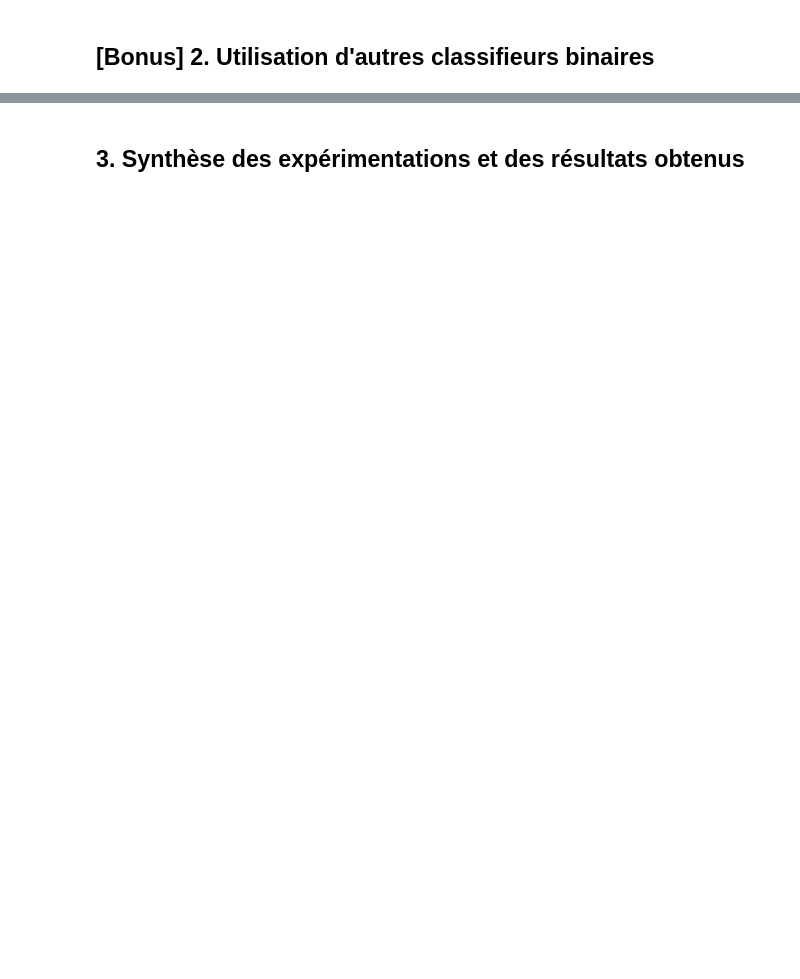
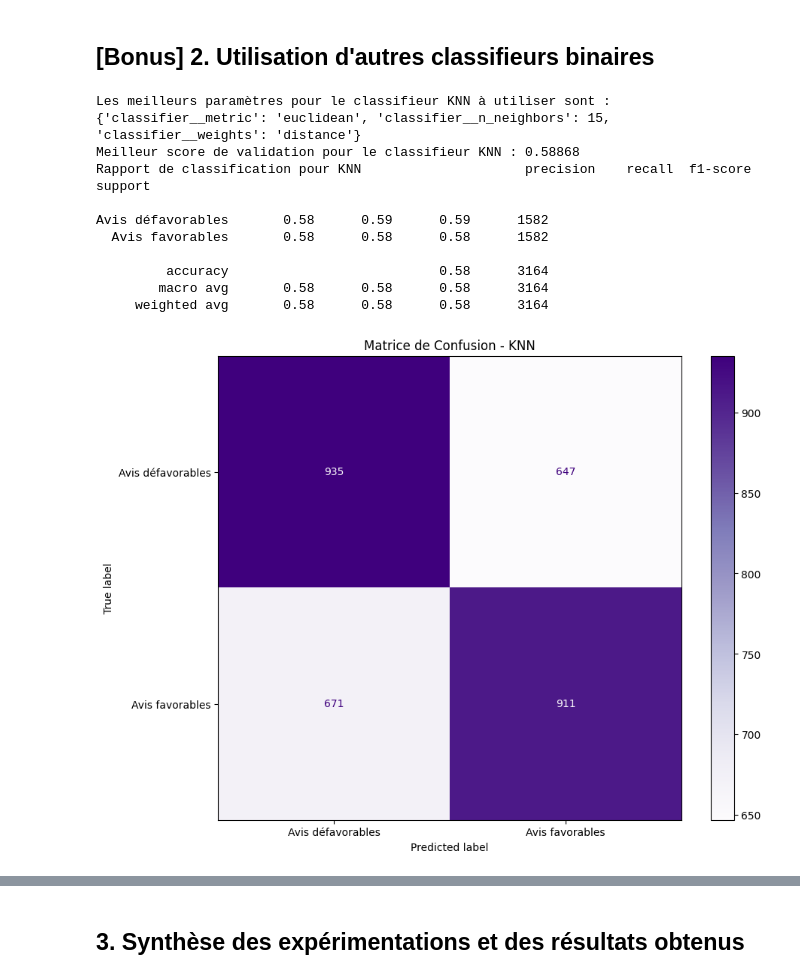
Before and after one commit to Rikvalix/NLP_customers_reviews, a Jupyter notebook: notebook-2_classification-binaire.ipynb, the cells around one changed output, grey strips where cells are left out. Drawn from its saved outputs; the diff is of its cells as text; code cells hidden in the pictures; blank space fills up the shorter version.

```diff
--- a/notebook-2_classification-binaire.ipynb
+++ b/notebook-2_classification-binaire.ipynb
@@ -75,2 +115,53 @@ Processeur : passthrough
 # %% [markdown]
 ## [Bonus] 2. Utilisation d'autres classifieurs binaires
+# %%
+# --- Utilisation du classifieur KNN ---
+
+model_tree_KNN = Pipeline([
+    ('preprocessor', processeur),
+    ('classifier', KNeighborsClassifier())
+])
+
+# --- Recherche des meilleurs hypermaramètres ---
+
+parametre_grid_KNN = {"classifier__n_neighbors" : [5, 10, 15],
+                      "classifier__weights": ['uniform', 'distance'],
+                      "classifier__metric": ['euclidean', 'manhattan']}
+
+grid_knn = GridSearchCV(model_tree_KNN, parametre_grid_KNN, cv=5, scoring='accuracy', n_jobs=-1)
+grid_knn.fit(x_train, y_train)
+
+print("Les meilleurs paramètres pour le classifieur KNN à utiliser sont : ", grid_knn.best_params_)
+print(f"Meilleur score de validation pour le classifieur KNN : {grid_knn.best_score_:.5f} ")
+
+# --- Test sur le modèle avec les meilleurs paramètres ---
+
+best_model_KNN = grid_knn.best_estimator_
+predictions_KNN = best_model_KNN.predict(x_test)
+
+print("Rapport de classification pour KNN ", classification_report(y_test, predictions_KNN, target_names=name_classe))
+
+# --- Création de la matrice de confusion  ---
+
+fig, ax = plt.subplots(figsize=(10, 8))
+ConfusionMatrixDisplay.from_predictions(
+    y_test,
+    predictions_KNN,
+    display_labels=name_classe,
+    cmap='Purples',
+    ax=ax
+)
+plt.title("Matrice de Confusion - KNN")
+plt.show()
+# %% [output]
+Les meilleurs paramètres pour le classifieur KNN à utiliser sont :  {'classifier__metric': 'euclidean', 'classifier__n_neighbors': 15, 'classifier__weights': 'distance'}
+Meilleur score de validation pour le classifieur KNN : 0.58868
+Rapport de classification pour KNN                     precision    recall  f1-score   support
+
+Avis défavorables       0.58      0.59      0.59      1582
+  Avis favorables       0.58      0.58      0.58      1582
+
+         accuracy                           0.58      3164
+        macro avg       0.58      0.58      0.58      3164
+     weighted avg       0.58      0.58      0.58      3164
+[figure, added]
```
Also changed, not shown: parts of 4 cells of this notebook.
